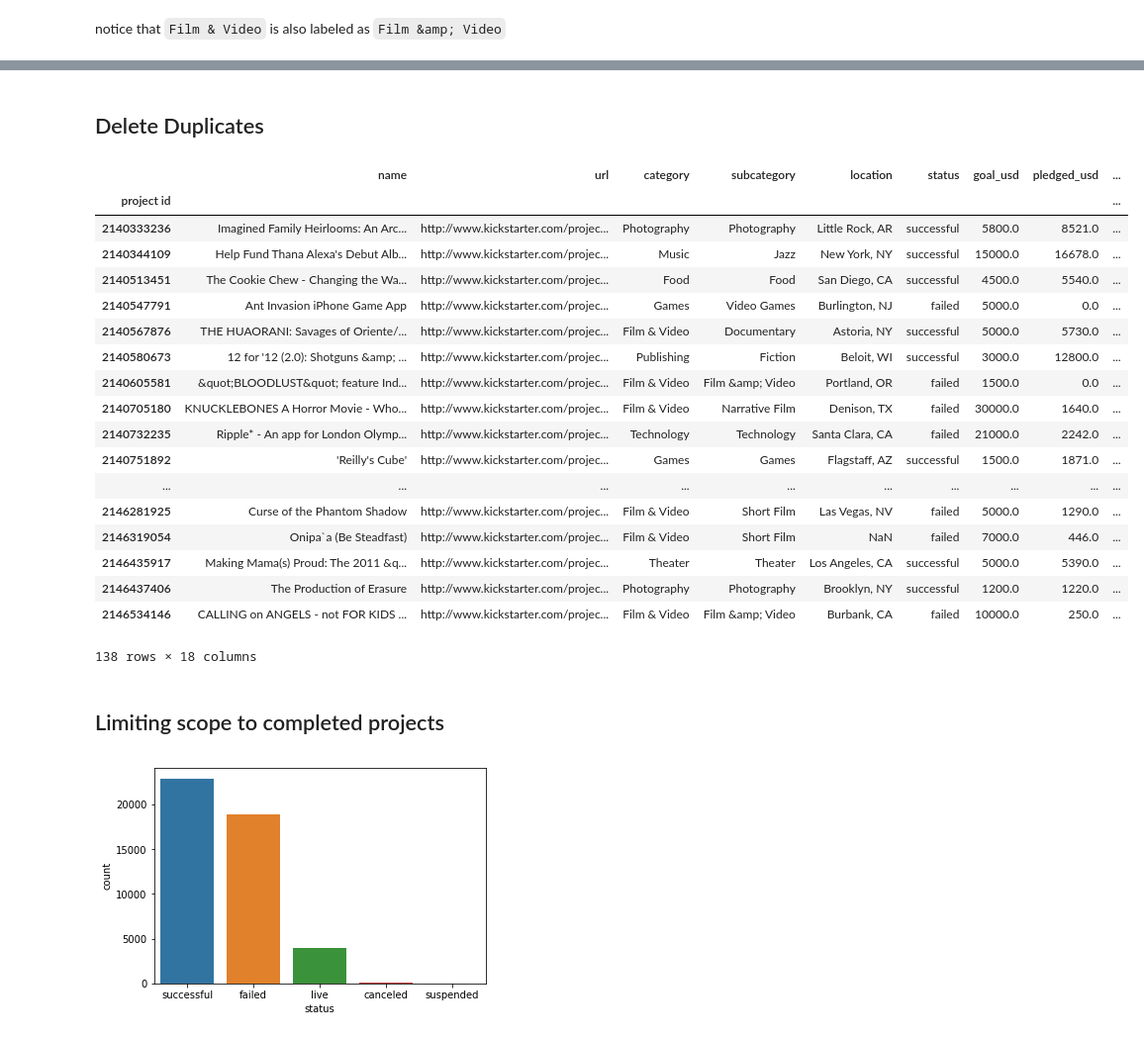
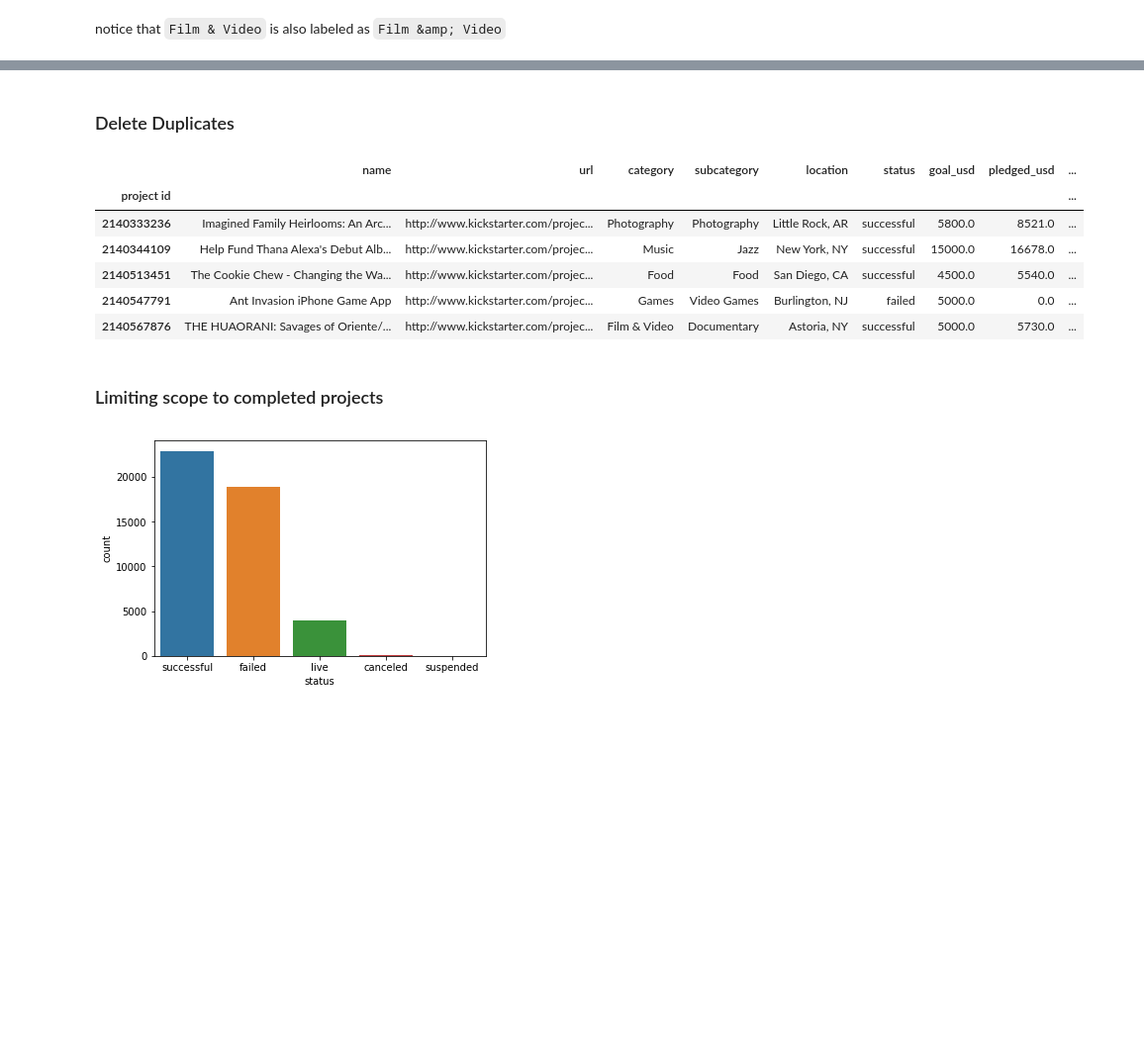
Before and after one commit to lizvdk/kickstarter_analysis, a Jupyter notebook: kickstarter.ipynb, the cells around one changed output, grey strips where cells are left out. Shown at 99% size. Drawn from its saved outputs; the diff is of its cells as text; code cells hidden in the pictures; blank space fills up the shorter version.

```diff
--- a/kickstarter.ipynb
+++ b/kickstarter.ipynb
@@ -188,36 +179,24 @@ Technology        811
 Dance             761
 Name: category, dtype: int64
 # %% [markdown]
-## Delete Duplicates
+### Delete Duplicates
 # %%
 # find duplicated rows
 duplicates = kickstarter.duplicated()
-kickstarter[duplicates]
+kickstarter[duplicates].head()
 # %% [output]
 |  | name | url | category | subcategory | location | status | goal_usd | pledged_usd | ... |
 | project id |  |  |  |  |  |  |  |  | ... |
 | 2140333236 | Imagined Family Heirlooms: An Arc... | http://www.kickstarter.com/projec... | Photography | Photography | Little Rock, AR | successful | 5800.0 | 8521.0 | ... |
 | 2140344109 | Help Fund Thana Alexa's Debut Alb... | http://www.kickstarter.com/projec... | Music | Jazz | New York, NY | successful | 15000.0 | 16678.0 | ... |
 | 2140513451 | The Cookie Chew - Changing the Wa... | http://www.kickstarter.com/projec... | Food | Food | San Diego, CA | successful | 4500.0 | 5540.0 | ... |
 | 2140547791 | Ant Invasion iPhone Game App | http://www.kickstarter.com/projec... | Games | Video Games | Burlington, NJ | failed | 5000.0 | 0.0 | ... |
 | 2140567876 | THE HUAORANI: Savages of Oriente/... | http://www.kickstarter.com/projec... | Film & Video | Documentary | Astoria, NY | successful | 5000.0 | 5730.0 | ... |
-| 2140580673 | 12 for '12 (2.0): Shotguns &amp; ... | http://www.kickstarter.com/projec... | Publishing | Fiction | Beloit, WI | successful | 3000.0 | 12800.0 | ... |
-| 2140605581 | &quot;BLOODLUST&quot; feature Ind... | http://www.kickstarter.com/projec... | Film & Video | Film &amp; Video | Portland, OR | failed | 1500.0 | 0.0 | ... |
-| 2140705180 | KNUCKLEBONES A Horror Movie - Who... | http://www.kickstarter.com/projec... | Film & Video | Narrative Film | Denison, TX | failed | 30000.0 | 1640.0 | ... |
-| 2140732235 | Ripple* - An app for London Olymp... | http://www.kickstarter.com/projec... | Technology | Technology | Santa Clara, CA | failed | 21000.0 | 2242.0 | ... |
-| 2140751892 | 'Reilly's Cube' | http://www.kickstarter.com/projec... | Games | Games | Flagstaff, AZ | successful | 1500.0 | 1871.0 | ... |
-| ... | ... | ... | ... | ... | ... | ... | ... | ... | ... |
-| 2146281925 | Curse of the Phantom Shadow | http://www.kickstarter.com/projec... | Film & Video | Short Film | Las Vegas, NV | failed | 5000.0 | 1290.0 | ... |
-| 2146319054 | Onipa`a (Be Steadfast) | http://www.kickstarter.com/projec... | Film & Video | Short Film | NaN | failed | 7000.0 | 446.0 | ... |
-| 2146435917 | Making Mama(s) Proud: The 2011 &q... | http://www.kickstarter.com/projec... | Theater | Theater | Los Angeles, CA | successful | 5000.0 | 5390.0 | ... |
-| 2146437406 | The Production of Erasure | http://www.kickstarter.com/projec... | Photography | Photography | Brooklyn, NY | successful | 1200.0 | 1220.0 | ... |
-| 2146534146 | CALLING on ANGELS - not FOR KIDS ... | http://www.kickstarter.com/projec... | Film & Video | Film &amp; Video | Burbank, CA | failed | 10000.0 | 250.0 | ... |
-138 rows × 18 columns
 # %%
 # remove duplicated rows
 kickstarter = kickstarter.drop_duplicates()
 # %% [markdown]
-## Limiting scope to completed projects
+### Limiting scope to completed projects
 # %%
 # evaluating different statuses of campaigns
 ax = sns.countplot(x="status", data=kickstarter)
```
Also changed, not shown: parts of 11 cells of this notebook.
